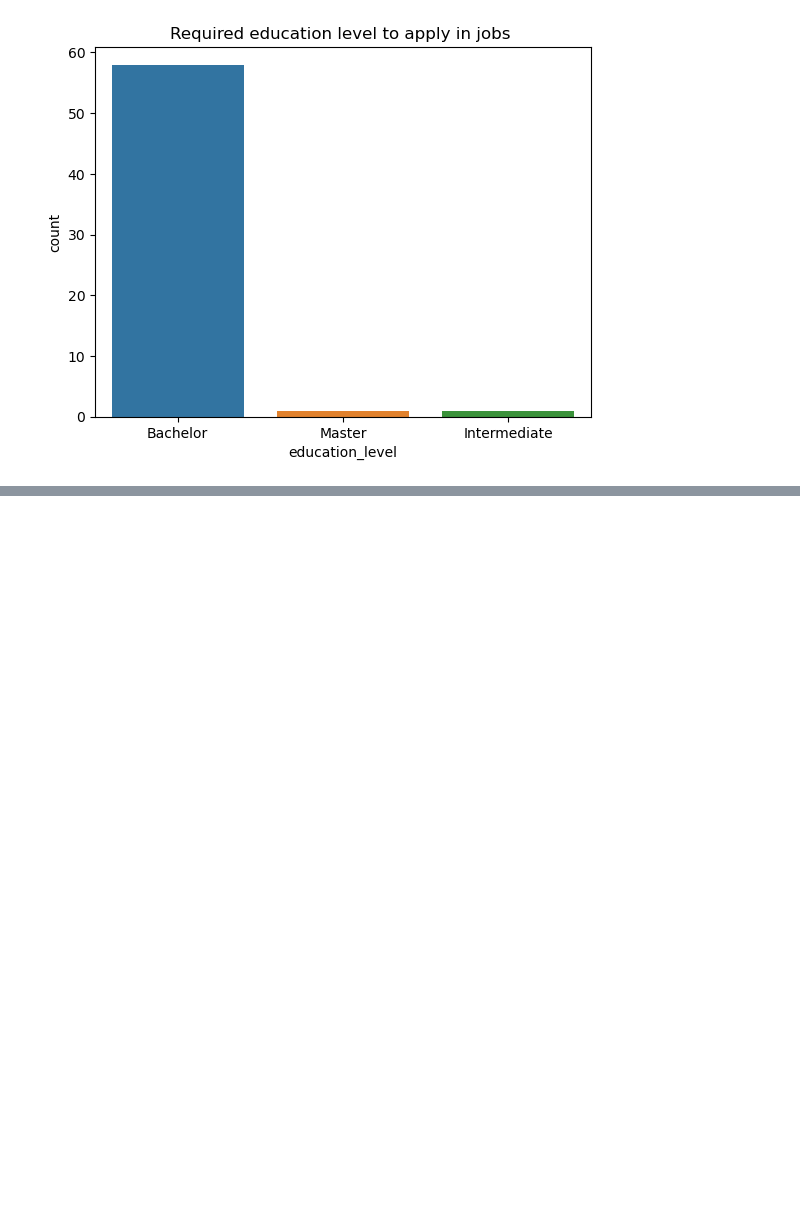
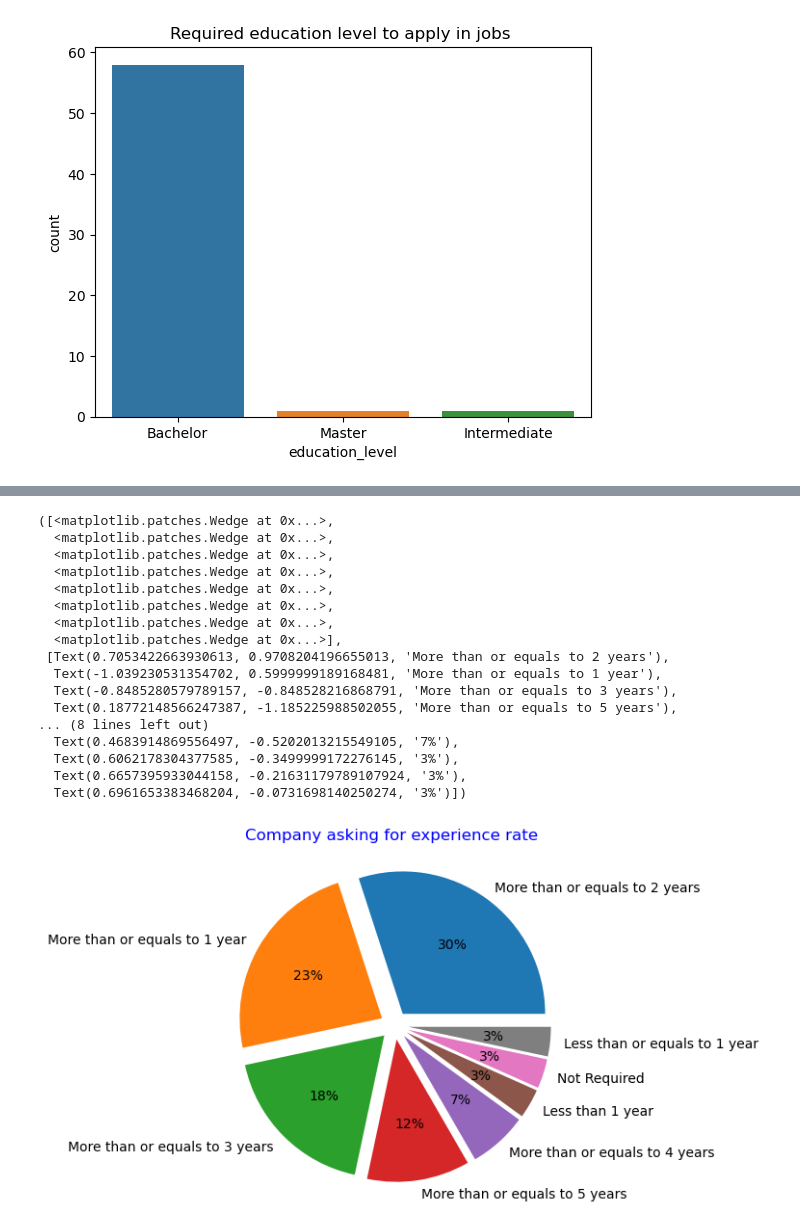
Before and after one commit to BibekRai44/MeroJob-Analysis, a Jupyter notebook: Dataset Analysis/Data Visualization.ipynb, the cells around one changed output, grey strips where cells are left out. Cells and saved outputs as stored; diff of their text form; code cells hidden in the pictures; blank space fills up the shorter version.

```diff
--- a/Dataset Analysis/Data Visualization.ipynb
+++ b/Dataset Analysis/Data Visualization.ipynb
@@ -78,0 +91,25 @@ sns.countplot(data=data,x=data['education_level']).set(title='Required education
+# %%
+mylabels=['More than or equals to 2 years','More than or equals to 1 year','More than or equals to 3 years','More than or equals to 5 years',
+          'More than or equals to 4 years','Less than 1 year','Not Required','Less than or equals to 1 year']
+myexplode=[0.1,0.1,0.1,0.1,0.1,0.1,0.1,0.1]
+plt.title('Company asking for experience rate ',color='blue')
+plt.pie(data['experience_required'].value_counts(),labels=mylabels,explode=myexplode,autopct='%.0f%%')
+# %% [output]
+([<matplotlib.patches.Wedge at 0x...>,
+  <matplotlib.patches.Wedge at 0x...>,
+  <matplotlib.patches.Wedge at 0x...>,
+  <matplotlib.patches.Wedge at 0x...>,
+  <matplotlib.patches.Wedge at 0x...>,
+  <matplotlib.patches.Wedge at 0x...>,
+  <matplotlib.patches.Wedge at 0x...>,
+  <matplotlib.patches.Wedge at 0x...>],
+ [Text(0.7053422663930613, 0.9708204196655013, 'More than or equals to 2 years'),
+  Text(-1.039230531354702, 0.5999999189168481, 'More than or equals to 1 year'),
+  Text(-0.8485280579789157, -0.848528216868791, 'More than or equals to 3 years'),
+  Text(0.18772148566247387, -1.185225988502055, 'More than or equals to 5 years'),
+... (8 lines left out)
+  Text(0.4683914869556497, -0.5202013215549105, '7%'),
+  Text(0.6062178304377585, -0.3499999172276145, '3%'),
+  Text(0.6657395933044158, -0.21631179789107924, '3%'),
+  Text(0.6961653383468204, -0.0731698140250274, '3%')])
+[figure, added]
```
Also changed, not shown: parts of 1 cell of this notebook.
